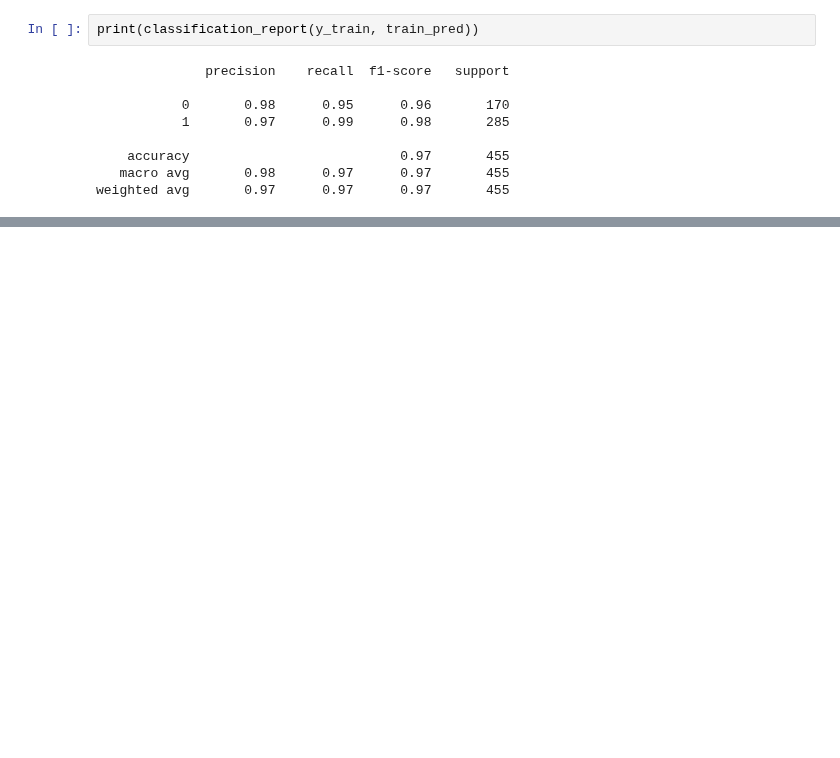
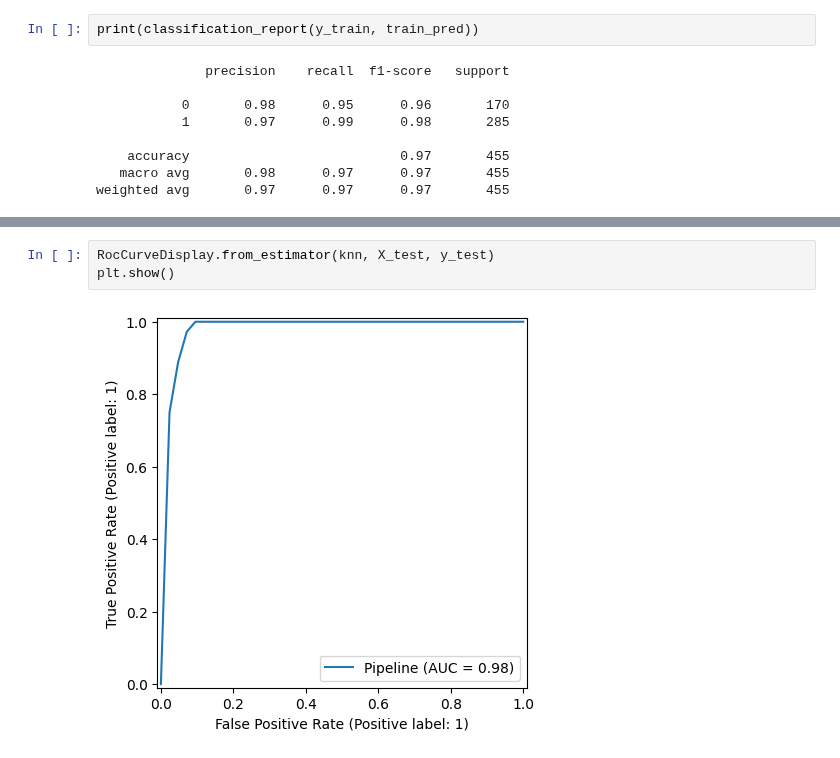
Before and after one commit to JakeOh/202505_BD50, a Jupyter notebook: lab_da/ml09_classification.ipynb, the cells around one changed output, grey strips where cells are left out. Cells and saved outputs as stored; diff of their text form; blank space fills up the shorter version.

```diff
--- a/lab_da/ml09_classification.ipynb
+++ b/lab_da/ml09_classification.ipynb
@@ -255,0 +315,5 @@ weighted avg       0.97      0.97      0.97       455
+# %%
+RocCurveDisplay.from_estimator(knn, X_test, y_test)
+plt.show()
+# %% [output]
+[figure, added]
```
Also changed, not shown: parts of 8 cells of this notebook.
